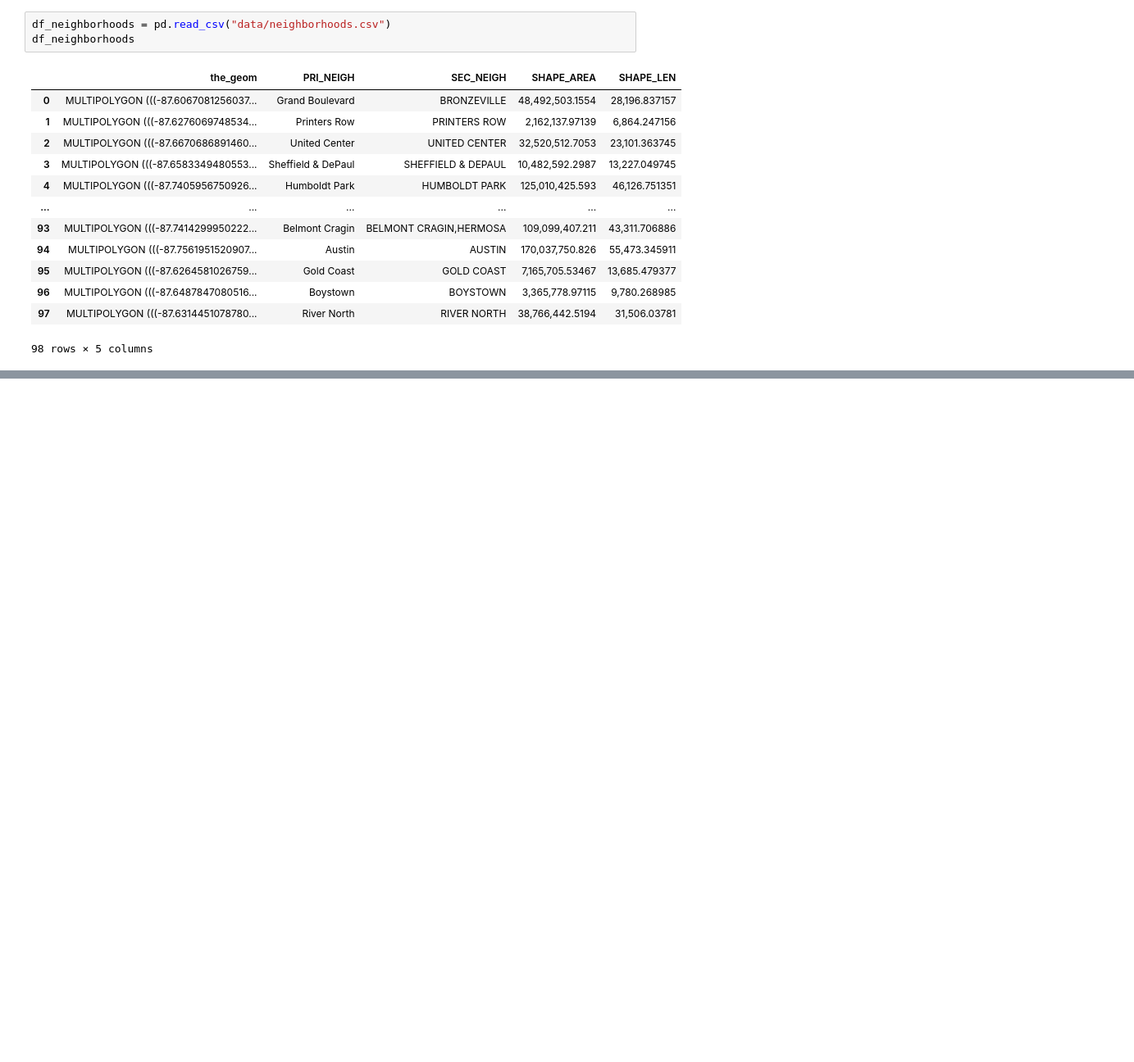
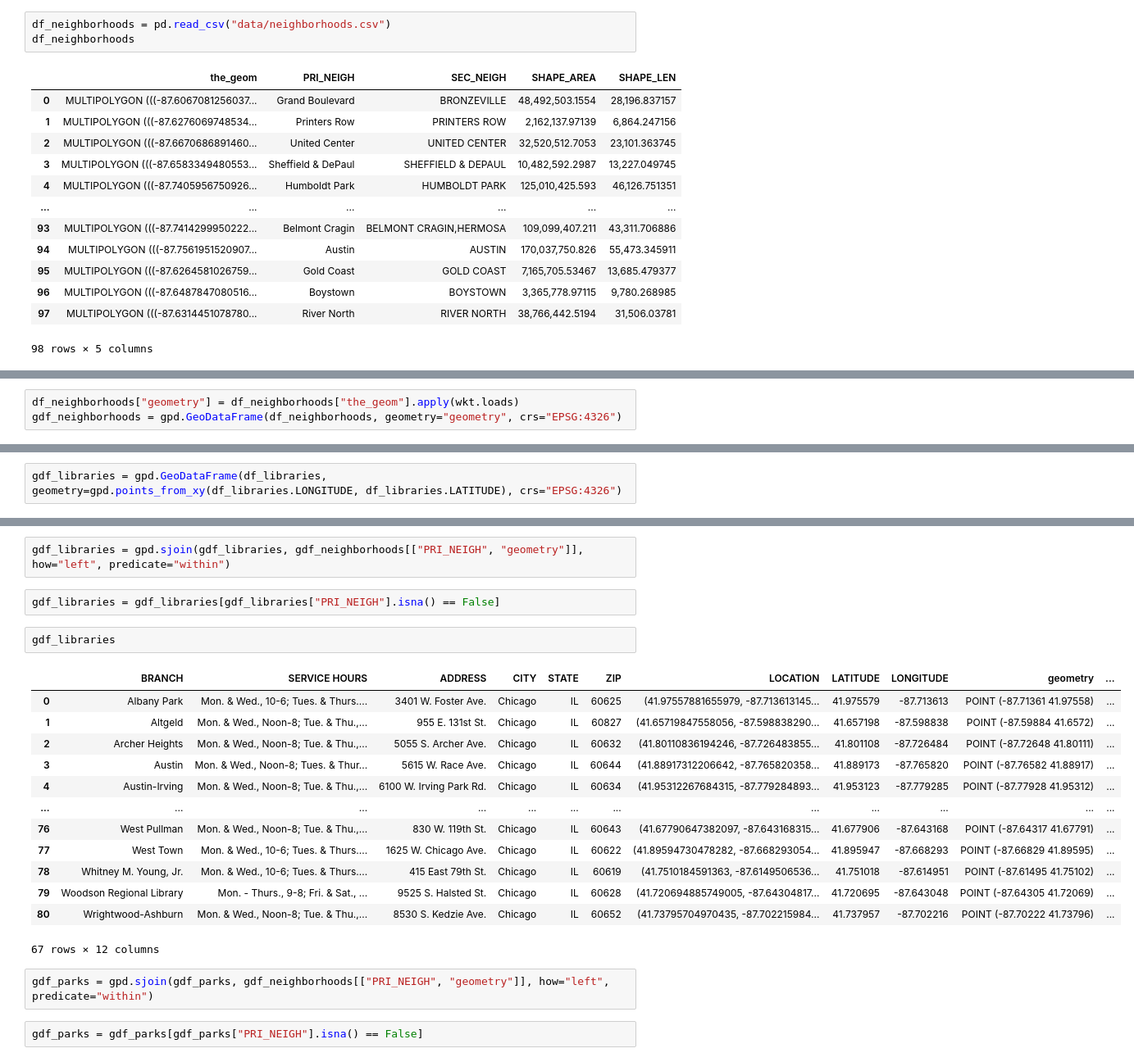
Before and after one commit to meganwood4/is477_megan_rachel, a Jupyter notebook: final_project.ipynb, the cells around one changed output, grey strips where cells are left out. Shown: that part at 82% size. Saved outputs shown, nothing was run; the diff lists cells and outputs as text; blank space fills up the shorter version.

Commit message:
data cleaning, organization, storage

```diff
--- a/final_project.ipynb
+++ b/final_project.ipynb
@@ -187,0 +252,3 @@ df_neighborhoods
+# %%
+df_neighborhoods["geometry"] = df_neighborhoods["the_geom"].apply(wkt.loads)
+gdf_neighborhoods = gpd.GeoDataFrame(df_neighborhoods, geometry="geometry", crs="EPSG:4326")
@@ -187,0 +257,2 @@ df_neighborhoods
+# %%
+gdf_libraries = gpd.GeoDataFrame(df_libraries, geometry=gpd.points_from_xy(df_libraries.LONGITUDE, df_libraries.LATITUDE), crs="EPSG:4326")
@@ -187,0 +281,24 @@ df_neighborhoods
+# %%
+gdf_libraries = gpd.sjoin(gdf_libraries, gdf_neighborhoods[["PRI_NEIGH", "geometry"]], how="left", predicate="within")
+# %%
+gdf_libraries = gdf_libraries[gdf_libraries["PRI_NEIGH"].isna() == False]
+# %%
+gdf_libraries
+# %% [output]
+|  | BRANCH | SERVICE HOURS | ADDRESS | CITY | STATE | ZIP | LOCATION | LATITUDE | LONGITUDE | geometry | ... |
+| 0 | Albany Park | Mon. & Wed., 10-6; Tues. & Thurs.... | 3401 W. Foster Ave. | Chicago | IL | 60625 | (41.97557881655979, -87.713613145... | 41.975579 | -87.713613 | POINT (-87.71361 41.97558) | ... |
+| 1 | Altgeld | Mon. & Wed., Noon-8; Tue. & Thu.,... | 955 E. 131st St. | Chicago | IL | 60827 | (41.65719847558056, -87.598838290... | 41.657198 | -87.598838 | POINT (-87.59884 41.6572) | ... |
+| 2 | Archer Heights | Mon. & Wed., Noon-8; Tue. & Thu.,... | 5055 S. Archer Ave. | Chicago | IL | 60632 | (41.80110836194246, -87.726483855... | 41.801108 | -87.726484 | POINT (-87.72648 41.80111) | ... |
+| 3 | Austin | Mon. & Wed., Noon-8; Tues. & Thur... | 5615 W. Race Ave. | Chicago | IL | 60644 | (41.88917312206642, -87.765820358... | 41.889173 | -87.765820 | POINT (-87.76582 41.88917) | ... |
+| 4 | Austin-Irving | Mon. & Wed., Noon-8; Tue. & Thu.,... | 6100 W. Irving Park Rd. | Chicago | IL | 60634 | (41.95312267684315, -87.779284893... | 41.953123 | -87.779285 | POINT (-87.77928 41.95312) | ... |
+| ... | ... | ... | ... | ... | ... | ... | ... | ... | ... | ... | ... |
+| 76 | West Pullman | Mon. & Wed., Noon-8; Tue. & Thu.,... | 830 W. 119th St. | Chicago | IL | 60643 | (41.67790647382097, -87.643168315... | 41.677906 | -87.643168 | POINT (-87.64317 41.67791) | ... |
+| 77 | West Town | Mon. & Wed., 10-6; Tues. & Thurs.... | 1625 W. Chicago Ave. | Chicago | IL | 60622 | (41.89594730478282, -87.668293054... | 41.895947 | -87.668293 | POINT (-87.66829 41.89595) | ... |
+| 78 | Whitney M. Young, Jr. | Mon. & Wed., 10-6; Tues. & Thurs.... | 415 East 79th St. | Chicago | IL | 60619 | (41.7510184591363, -87.6149506536... | 41.751018 | -87.614951 | POINT (-87.61495 41.75102) | ... |
+| 79 | Woodson Regional Library | Mon. - Thurs., 9-8; Fri. & Sat., ... | 9525 S. Halsted St. | Chicago | IL | 60628 | (41.720694885749005, -87.64304817... | 41.720695 | -87.643048 | POINT (-87.64305 41.72069) | ... |
+| 80 | Wrightwood-Ashburn | Mon. & Wed., Noon-8; Tue. & Thu.,... | 8530 S. Kedzie Ave. | Chicago | IL | 60652 | (41.73795704970435, -87.702215984... | 41.737957 | -87.702216 | POINT (-87.70222 41.73796) | ... |
+67 rows × 12 columns
+# %%
+gdf_parks = gpd.sjoin(gdf_parks, gdf_neighborhoods[["PRI_NEIGH", "geometry"]], how="left", predicate="within")
+# %%
+gdf_parks = gdf_parks[gdf_parks["PRI_NEIGH"].isna() == False]
```
Also changed, not shown: parts of 18 cells of this notebook.
